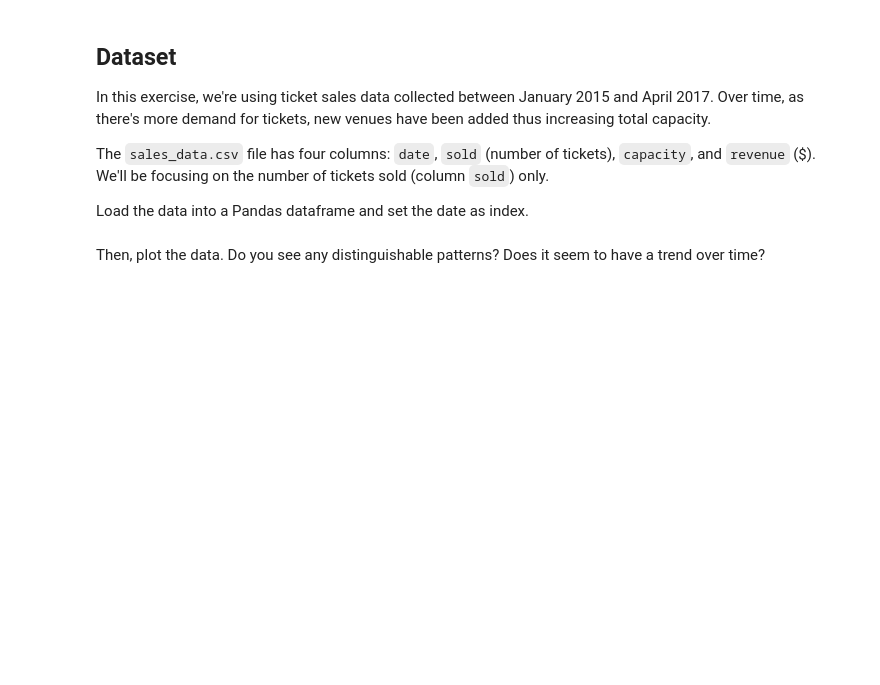
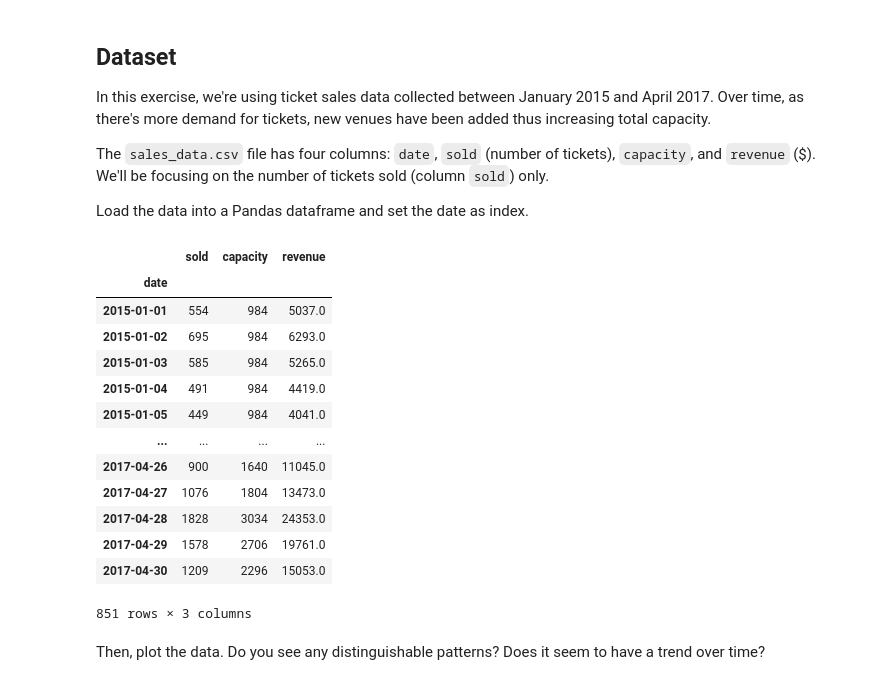
Before and after one commit to Pensive1881/DSR44_2025, a Jupyter notebook: Day12+13_TimeSeries/TS Exercise.ipynb, the cells around one changed output. Cells and saved outputs as stored; diff of their text form; code cells hidden in the pictures; blank space fills up the shorter version.

```diff
--- a/Day12+13_TimeSeries/TS Exercise.ipynb
+++ b/Day12+13_TimeSeries/TS Exercise.ipynb
@@ -40,16 +42,32 @@ Load the data into a Pandas dataframe and set the date as index.
 # %%
 import pandas as pd
 import numpy as np
 import matplotlib.pyplot as plt
 import matplotlib.dates as mdates
 
 # load the data
-df = ...
+df = pd.read_csv('sales_data.csv')
 
 # set the index
-...
+df['date'] = pd.to_datetime(df['date'])
+df.set_index('date', inplace=True)
 
 df
+# %% [output]
+|  | sold | capacity | revenue |
+| date |  |  |  |
+| 2015-01-01 | 554 | 984 | 5037.0 |
+| 2015-01-02 | 695 | 984 | 6293.0 |
+| 2015-01-03 | 585 | 984 | 5265.0 |
+| 2015-01-04 | 491 | 984 | 4419.0 |
+| 2015-01-05 | 449 | 984 | 4041.0 |
+| ... | ... | ... | ... |
+| 2017-04-26 | 900 | 1640 | 11045.0 |
+| 2017-04-27 | 1076 | 1804 | 13473.0 |
+| 2017-04-28 | 1828 | 3034 | 24353.0 |
+| 2017-04-29 | 1578 | 2706 | 19761.0 |
+| 2017-04-30 | 1209 | 2296 | 15053.0 |
+851 rows × 3 columns
 # %% [markdown]
 Then, plot the data. Do you see any distinguishable patterns? Does it seem to have a trend over time?
 # %%
```
Also changed, not shown: parts of 9 cells of this notebook, 1 other file.
